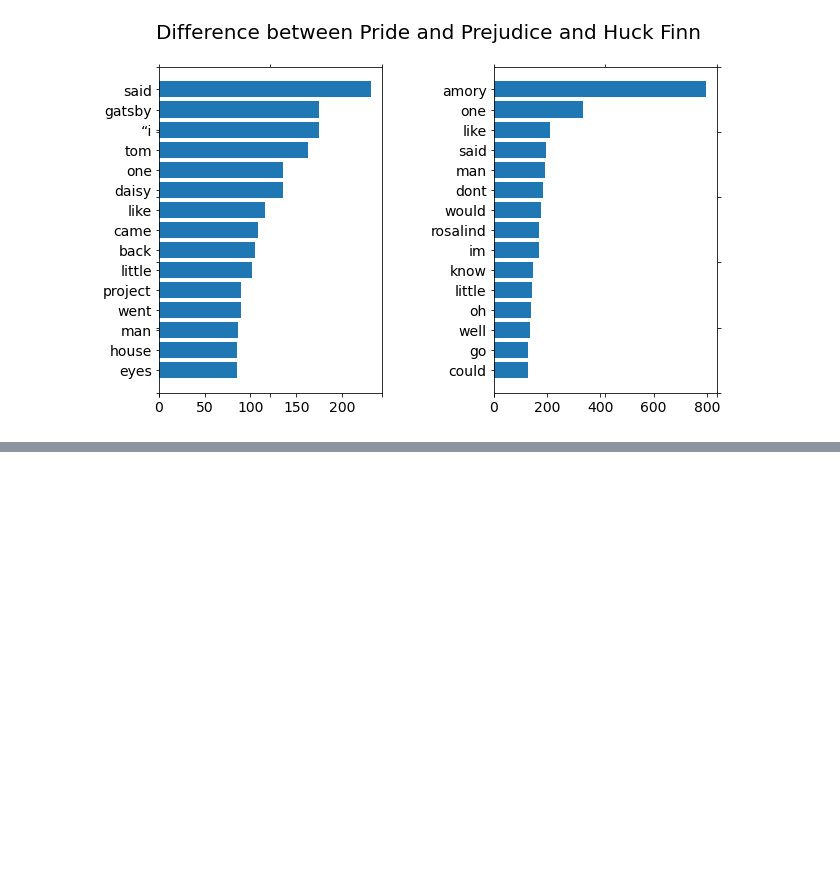
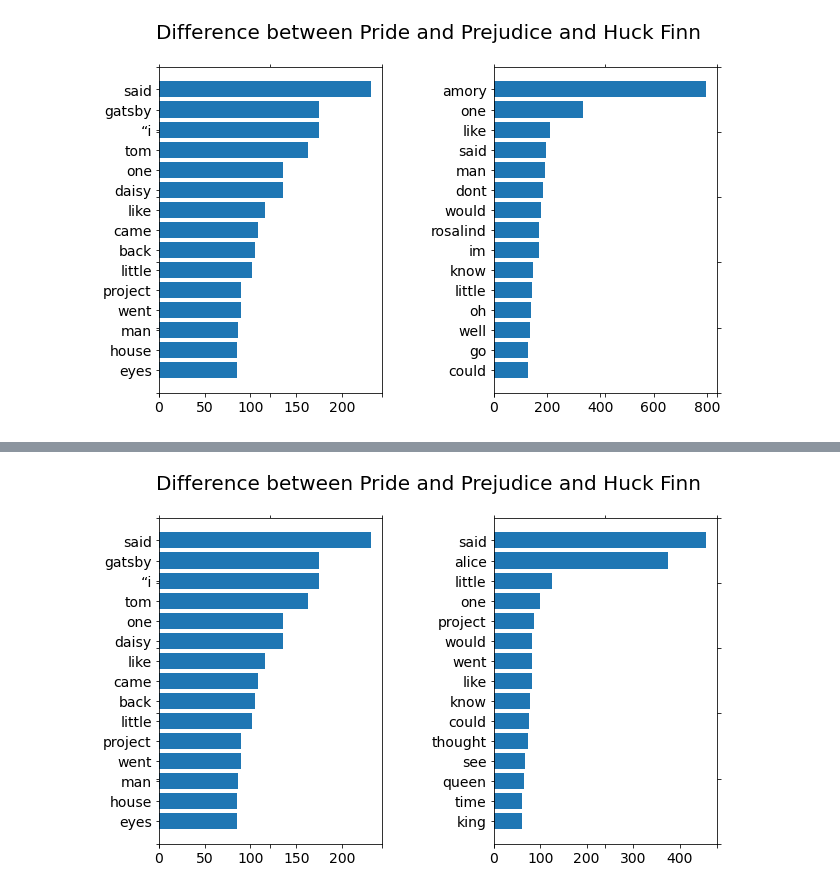
Before and after one commit to fdac22/MiniProject1, a Jupyter notebook: jim5.ipynb, the cells around one changed output, grey strips where cells are left out. Drawn from its saved outputs; the diff is of its cells as text; code cells hidden in the pictures; blank space fills up the shorter version.

```diff
--- a/jim5.ipynb
+++ b/jim5.ipynb
@@ -105,0 +112,6 @@ plotTwoLists (wf_ee, wf_bu, 'Difference between Pride and Prejudice and Huck Fin
+# %%
+(wf_bu, tw_bu) = get_wf('http://www.gutenberg.org/ebooks/11.txt.utf-8')
+
+plotTwoLists (wf_ee, wf_bu, 'Difference between Pride and Prejudice and Huck Finn')
+# %% [output]
+[figure, added]
```
Also changed, not shown: parts of 3 cells of this notebook.
